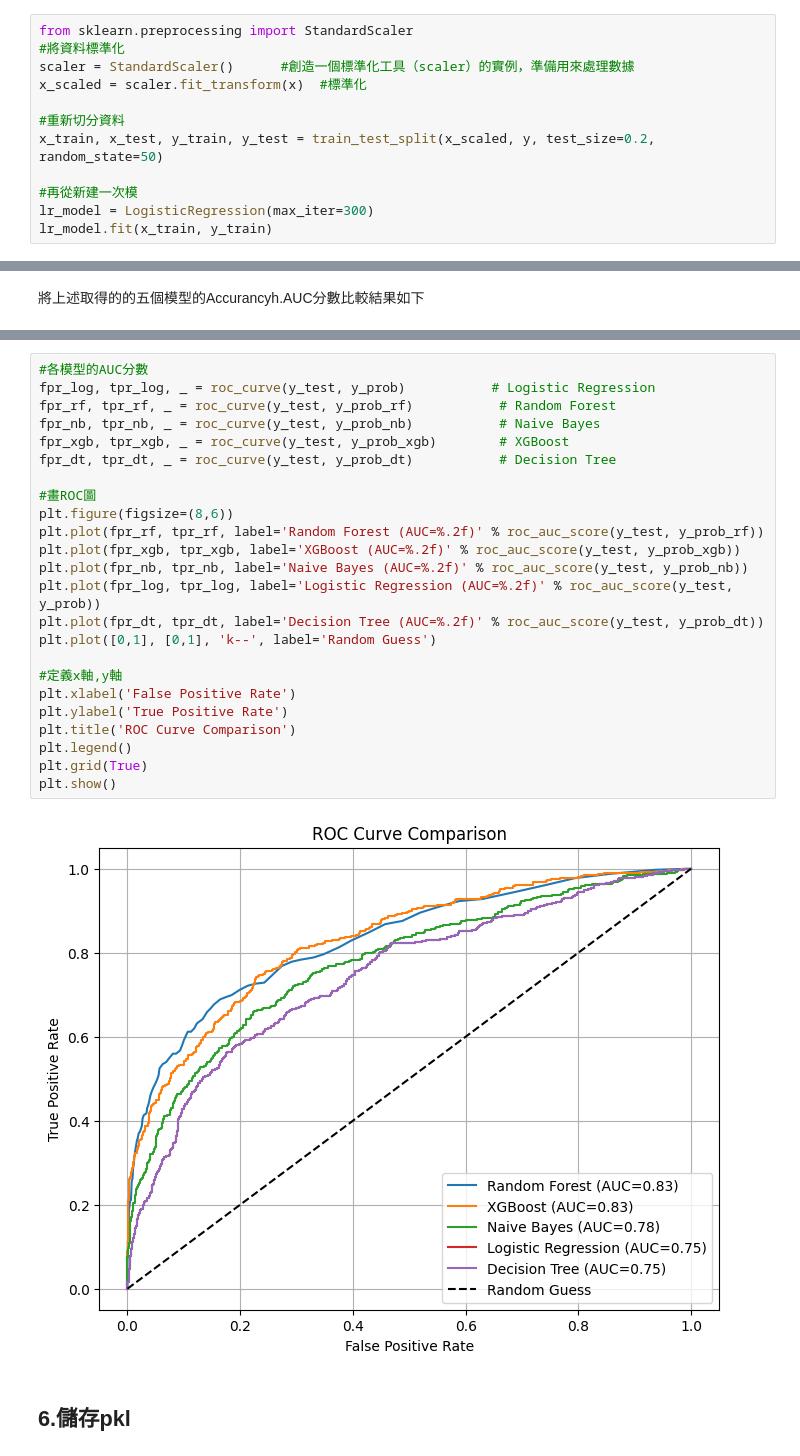
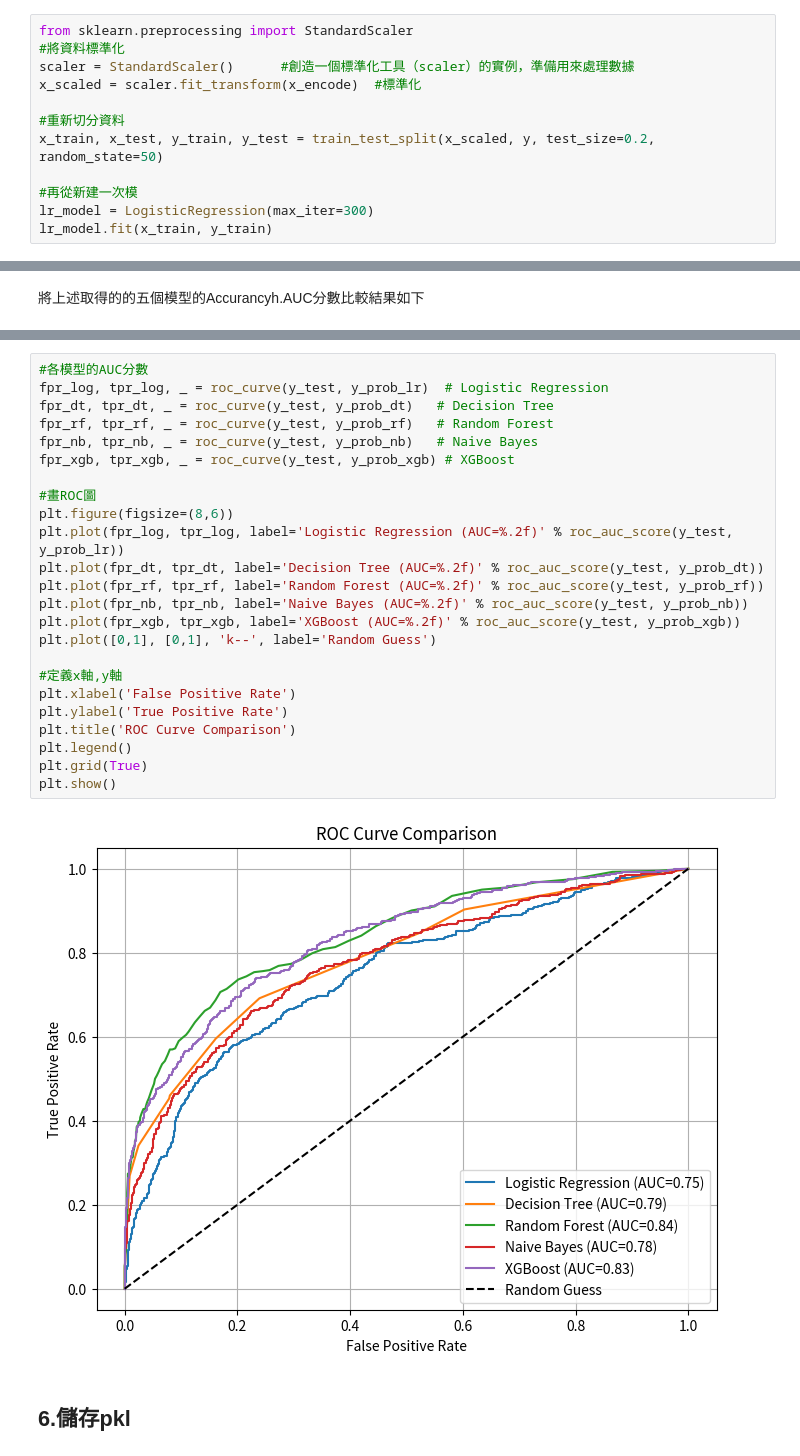
Before and after one commit to akilchen/side-project, a Jupyter notebook: Bank_Customer_Churn_Dataset.ipynb, the cells around one changed output, grey strips where cells are left out. Saved outputs shown, nothing was run; the diff lists cells and outputs as text.

```diff
--- a/Bank_Customer_Churn_Dataset.ipynb
+++ b/Bank_Customer_Churn_Dataset.ipynb
@@ -491,7 +508,7 @@ B.將資料做標準化後再重建一次模型
 from sklearn.preprocessing import StandardScaler
 #將資料標準化
 scaler = StandardScaler()      #創造一個標準化工具（scaler）的實例，準備用來處理數據
-x_scaled = scaler.fit_transform(x)  #標準化
+x_scaled = scaler.fit_transform(x_encode)  #標準化
 
 #重新切分資料
 x_train, x_test, y_train, y_test = train_test_split(x_scaled, y, test_size=0.2, random_state=50)
@@ -910,29 +1013,29 @@ weighted avg       0.83      0.84      0.83      2000
 # %%
 #各模型的AUC分數
-fpr_log, tpr_log, _ = roc_curve(y_test, y_prob)           # Logistic Regression
-fpr_rf, tpr_rf, _ = roc_curve(y_test, y_prob_rf)           # Random Forest
-fpr_nb, tpr_nb, _ = roc_curve(y_test, y_prob_nb)           # Naive Bayes
-fpr_xgb, tpr_xgb, _ = roc_curve(y_test, y_prob_xgb)        # XGBoost
-fpr_dt, tpr_dt, _ = roc_curve(y_test, y_prob_dt)           # Decision Tree
+fpr_log, tpr_log, _ = roc_curve(y_test, y_prob_lr)  # Logistic Regression
+fpr_dt, tpr_dt, _ = roc_curve(y_test, y_prob_dt)   # Decision Tree
+fpr_rf, tpr_rf, _ = roc_curve(y_test, y_prob_rf)   # Random Forest
+fpr_nb, tpr_nb, _ = roc_curve(y_test, y_prob_nb)   # Naive Bayes
+fpr_xgb, tpr_xgb, _ = roc_curve(y_test, y_prob_xgb) # XGBoost
 
 #畫ROC圖
 plt.figure(figsize=(8,6))
+plt.plot(fpr_log, tpr_log, label='Logistic Regression (AUC=%.2f)' % roc_auc_score(y_test, y_prob_lr))
+plt.plot(fpr_dt, tpr_dt, label='Decision Tree (AUC=%.2f)' % roc_auc_score(y_test, y_prob_dt))
 plt.plot(fpr_rf, tpr_rf, label='Random Forest (AUC=%.2f)' % roc_auc_score(y_test, y_prob_rf))
+plt.plot(fpr_nb, tpr_nb, label='Naive Bayes (AUC=%.2f)' % roc_auc_score(y_test, y_prob_nb))
 plt.plot(fpr_xgb, tpr_xgb, label='XGBoost (AUC=%.2f)' % roc_auc_score(y_test, y_prob_xgb))
-plt.plot(fpr_nb, tpr_nb, label='Naive Bayes (AUC=%.2f)' % roc_auc_score(y_test, y_prob_nb))
-plt.plot(fpr_log, tpr_log, label='Logistic Regression (AUC=%.2f)' % roc_auc_score(y_test, y_prob))
-plt.plot(fpr_dt, tpr_dt, label='Decision Tree (AUC=%.2f)' % roc_auc_score(y_test, y_prob_dt))
 plt.plot([0,1], [0,1], 'k--', label='Random Guess')
 
 #定義x軸,y軸
 plt.xlabel('False Positive Rate')
 plt.ylabel('True Positive Rate')
 plt.title('ROC Curve Comparison')
 plt.legend()
 plt.grid(True)
 plt.show()
 # %% [output]
-[figure, old version]
+[figure, new version]
 # %% [markdown]
 ## 6.儲存pkl
 # %%
```
Also changed, not shown: parts of 40 cells of this notebook.
